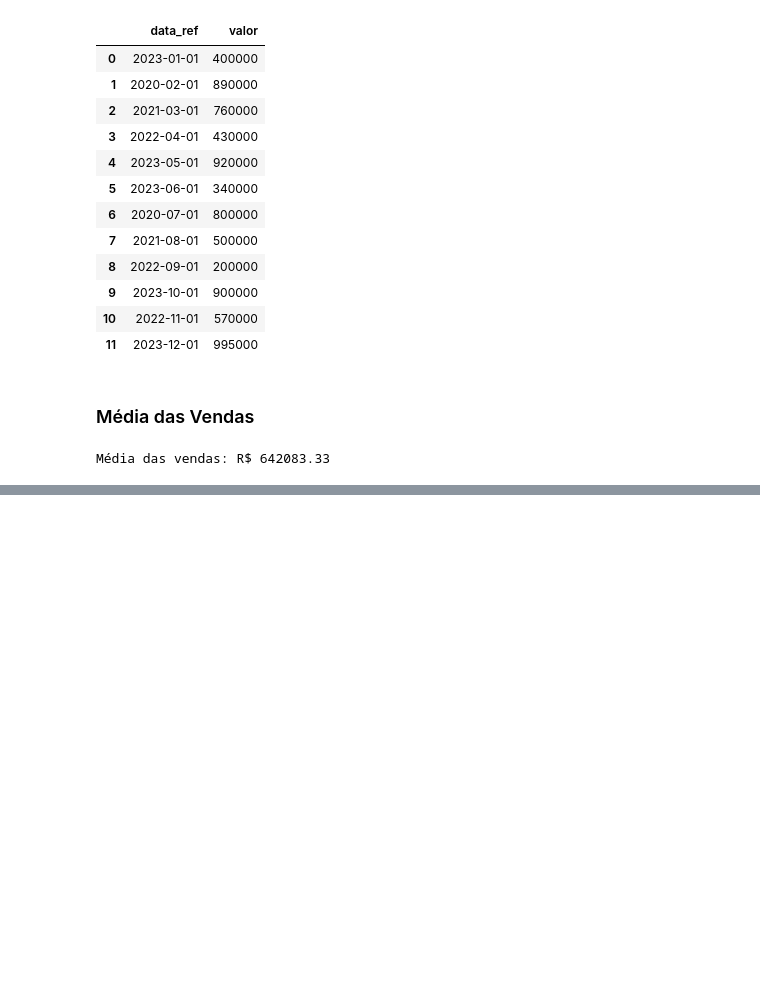
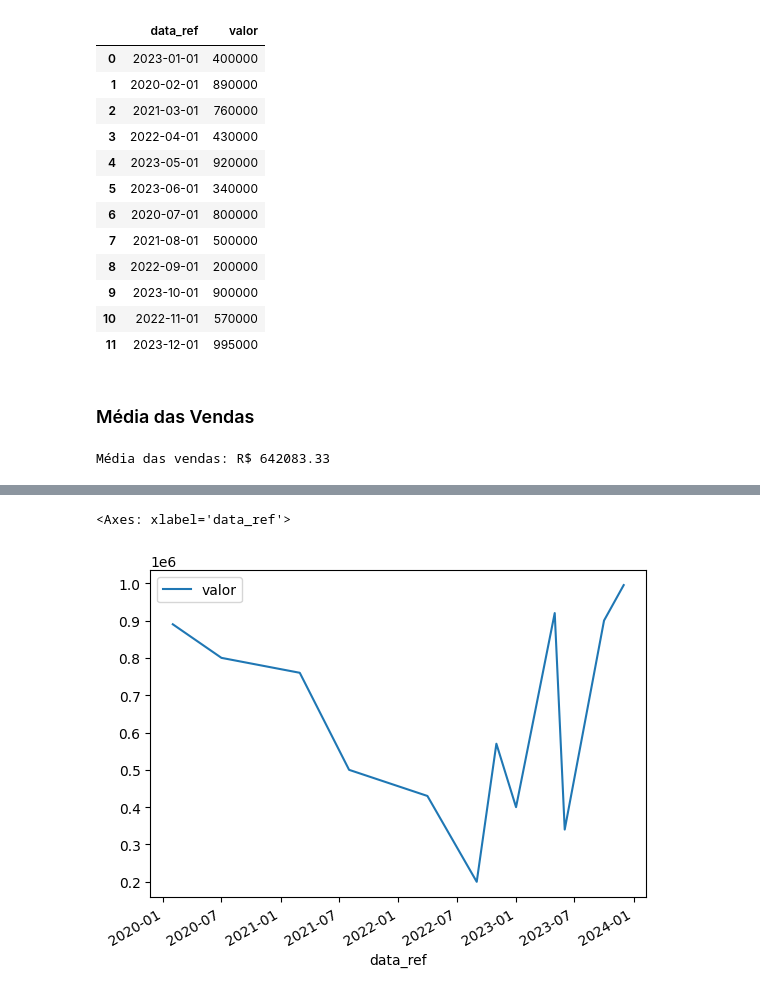
Before and after one commit to LucasCruz2773/rocket-dev-estatisticas, a Jupyter notebook: statistics.ipynb, the cells around one changed output, grey strips where cells are left out. Cells and saved outputs as stored; diff of their text form; code cells hidden in the pictures; blank space fills up the shorter version.

```diff
--- a/statistics.ipynb
+++ b/statistics.ipynb
@@ -59,0 +85,6 @@ Média das vendas: R$ 642083.33
+# %%
+# Exibindo como gráfico de linha
+df_faturamento.sort_values(by='data_ref').plot(x='data_ref', y='valor', kind='line')
+# %% [output]
+<Axes: xlabel='data_ref'>
+[figure, added]
```
Also changed, not shown: parts of 3 cells of this notebook.
